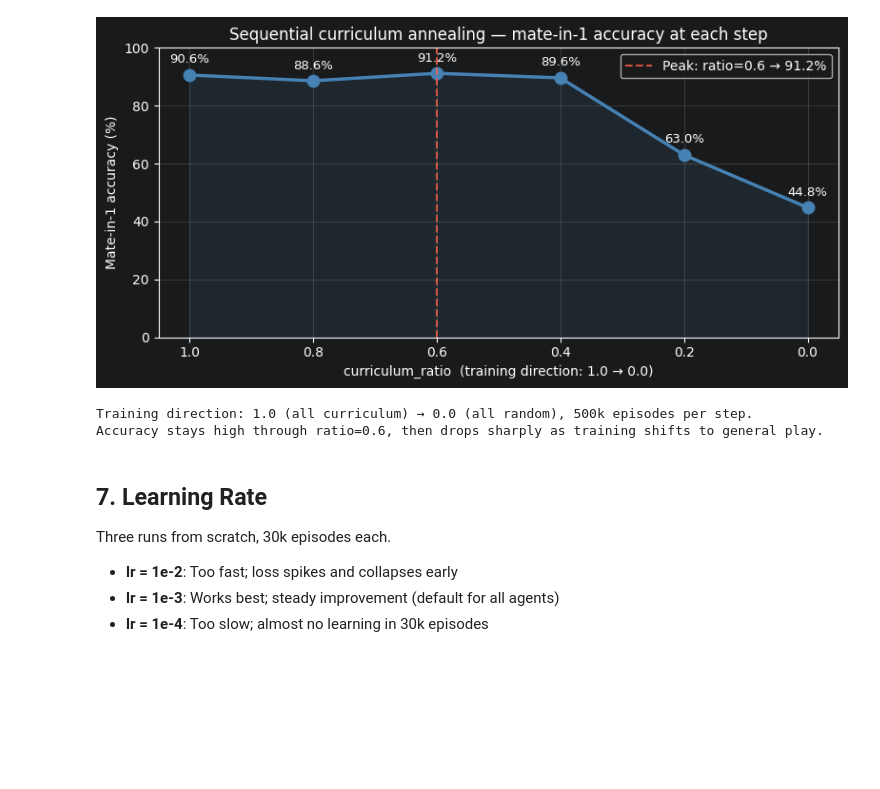
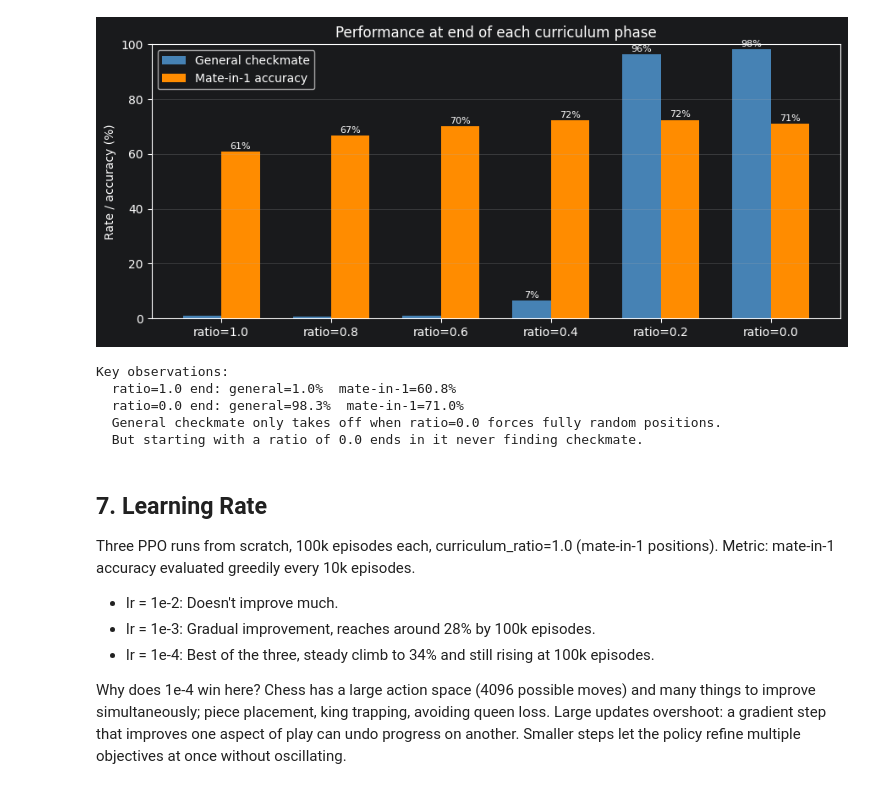
Before and after one commit to anass1090/chessMate_RL, a Jupyter notebook: report/03_training.ipynb, the cells around one changed output. Cells and saved outputs as stored; diff of their text form; code cells hidden in the pictures; blank space fills up the shorter version.

```diff
--- a/report/03_training.ipynb
+++ b/report/03_training.ipynb
@@ -205,43 +203,61 @@ We started at ratio=1.0 and stepped it down every 500k episodes: 1.0 → 0.8 →
 # %%
-# Sequential curriculum annealing — nb10.
-# Starting model: trained at ratio=1.0 (mate-in-1 accuracy: 90.6% stochastic eval).
-# Each step trains an additional 500k episodes at the indicated ratio,
-# then evaluates mate-in-1 accuracy (greedy, n=500).
-# Values: directly from nb10 cell 3 output.
+_path = os.path.join(os.path.dirname(os.path.abspath("__file__")), "ppo_full_history.json")
+with open(_path) as _f:
+    _hist = json.load(_f)
 
-ratios   = [1.0,  0.8,  0.6,  0.4,  0.2,  0.0]
-mate_acc = [90.6, 88.6, 91.2, 89.6, 63.0, 44.8]
+_phase_summary = []
+for ratio, grp in _gb(_hist, key=lambda h: h['ratio']):
+    pts  = list(grp)
+    last = pts[-min(10, len(pts)):]
+    gen  = sum(h['checkmate_rate'] for h in last) / len(last) * 100
+    m1   = sum(h['mate_in_one']    for h in last) / len(last) * 100
+    _phase_summary.append((ratio, gen, m1))
 
-fig, ax = plt.subplots(figsize=(8, 4))
-ax.plot(ratios, mate_acc, "o-", color="steelblue", linewidth=2.5, markersize=9)
-ax.fill_between(ratios, mate_acc, alpha=0.12, color="steelblue")
-for x, y in zip(ratios, mate_acc):
-    ax.annotate(f"{y:.1f}%", (x, y), textcoords="offset points", xytext=(0, 9),
-                ha="center", fontsize=9.5)
-ax.axvline(0.6, color="tomato", linestyle="--", alpha=0.8, label="Peak: ratio=0.6 → 91.2%")
-ax.set_xlabel("curriculum_ratio  (training direction: 1.0 → 0.0)")
-ax.set_ylabel("Mate-in-1 accuracy (%)")
-ax.set_title("Sequential curriculum annealing — mate-in-1 accuracy at each step")
-ax.set_xlim(-0.05, 1.05)
-ax.invert_xaxis()
+ratios   = [p[0] for p in _phase_summary]
+gen_vals = [p[1] for p in _phase_summary]
+m1_vals  = [p[2] for p in _phase_summary]
+
+x = np.arange(len(ratios))
+w = 0.35
+
+fig, ax = plt.subplots(figsize=(9, 4))
+ax.bar(x - w/2, gen_vals, w, label="General checkmate", color="steelblue")
+ax.bar(x + w/2, m1_vals,  w, label="Mate-in-1 accuracy", color="darkorange")
+ax.set_xticks(x)
+ax.set_xticklabels([f"ratio={r:.1f}" for r in ratios])
+ax.set_ylabel("Rate / accuracy (%)")
+ax.set_title("Performance at end of each curriculum phase")
 ax.set_ylim(0, 100)
 ax.legend()
-ax.grid(alpha=0.3)
+ax.grid(axis="y", alpha=0.3)
+for i, (g, m) in enumerate(zip(gen_vals, m1_vals)):
+    if g > 2: ax.text(i-w/2, g+1, f"{g:.0f}%", ha="center", fontsize=8)
+    if m > 2: ax.text(i+w/2, m+1, f"{m:.0f}%", ha="center", fontsize=8)
 plt.tight_layout()
 plt.show()
 
-print("Training direction: 1.0 (all curriculum) → 0.0 (all random), 500k episodes per step.")
-print("Accuracy stays high through ratio=0.6, then drops sharply as training shifts to general play.")
+print("Key observations:")
+print(f"  ratio=1.0 end: general={gen_vals[0]:.1f}%  mate-in-1={m1_vals[0]:.1f}%")
+print(f"  ratio=0.0 end: general={gen_vals[-1]:.1f}%  mate-in-1={m1_vals[-1]:.1f}%")
+print(f"  General checkmate only takes off when ratio=0.0 forces fully random positions.\n"
+      f"  But starting with a ratio of 0.0 ends in it never finding checkmate.")
 # %% [output]
-[figure, old version]
+[figure, new version]
-Training direction: 1.0 (all curriculum) → 0.0 (all random), 500k episodes per step.
-Accuracy stays high through ratio=0.6, then drops sharply as training shifts to general play.
+Key observations:
+  ratio=1.0 end: general=1.0%  mate-in-1=60.8%
+  ratio=0.0 end: general=98.3%  mate-in-1=71.0%
+  General checkmate only takes off when ratio=0.0 forces fully random positions.
+  But starting with a ratio of 0.0 ends in it never finding checkmate.
 # %% [markdown]
 ## 7. Learning Rate
 
-Three runs from scratch, 30k episodes each.
+Three PPO runs from scratch, 100k episodes each, curriculum_ratio=1.0 (mate-in-1 positions).
+Metric: mate-in-1 accuracy evaluated greedily every 10k episodes.
 
-- **lr = 1e-2**: Too fast; loss spikes and collapses early
-- **lr = 1e-3**: Works best; steady improvement (default for all agents)
-- **lr = 1e-4**: Too slow; almost no learning in 30k episodes
+- lr = 1e-2: Doesn't improve much.
+- lr = 1e-3: Gradual improvement, reaches around 28% by 100k episodes.
+- lr = 1e-4: Best of the three, steady climb to 34% and still rising at 100k episodes.
+
+Why does 1e-4 win here?
+Chess has a large action space (4096 possible moves) and many things to improve simultaneously; piece placement, king trapping, avoiding queen loss. Large updates overshoot: a gradient step that improves one aspect of play can undo progress on another. Smaller steps let the policy refine multiple objectives at once without oscillating.
 # %%
```
Also changed, not shown: parts of 18 cells of this notebook, 50 other files.
